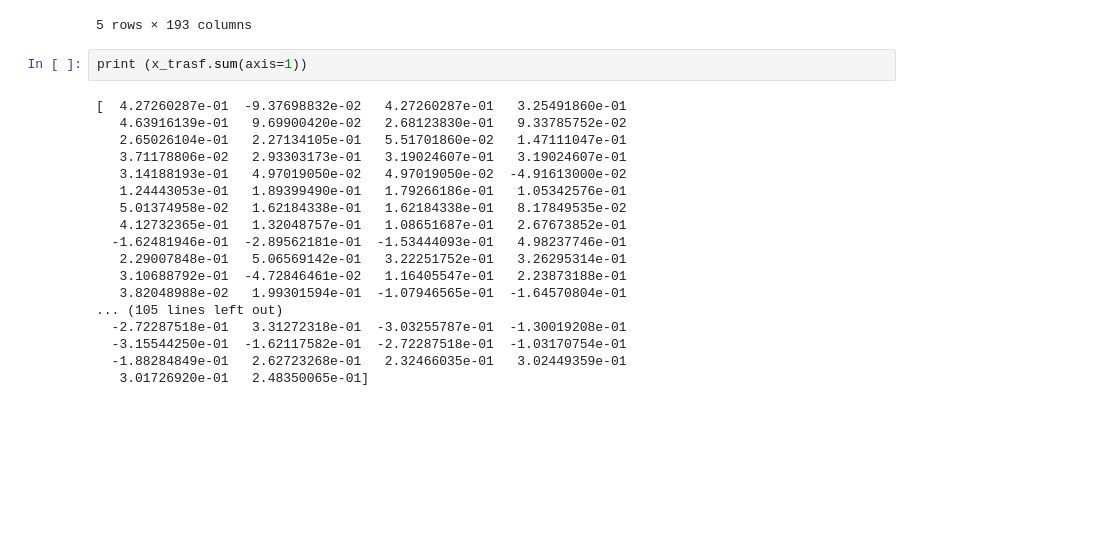
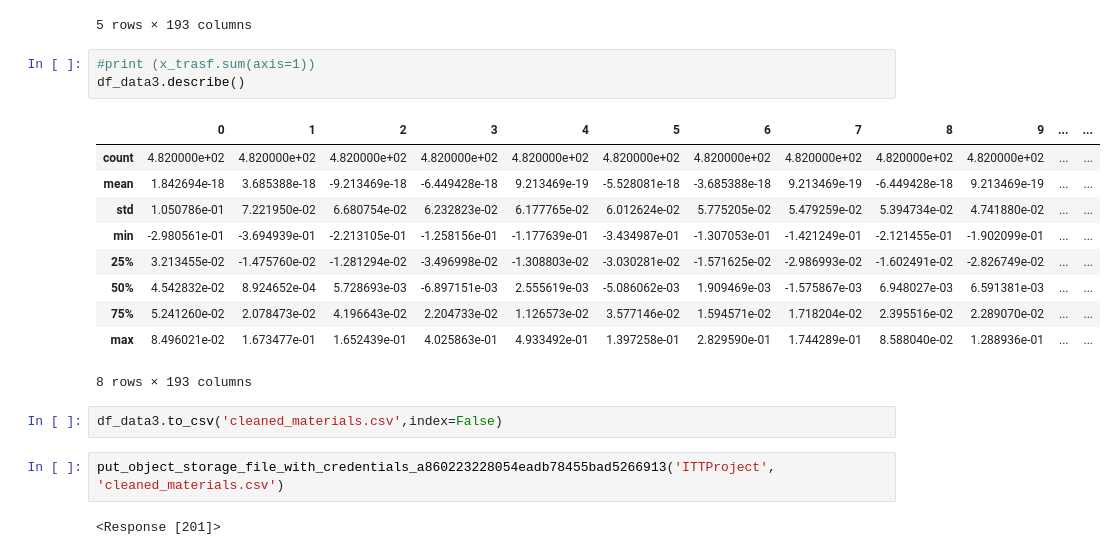
Before and after one commit to Piccettino/VarGroup-hackaton-may2017, a Jupyter notebook: Exploration_materiali.ipynb, the cells around one changed output. Cells and saved outputs as stored; diff of their text form; blank space fills up the shorter version.

```diff
--- a/Exploration_materiali.ipynb
+++ b/Exploration_materiali.ipynb
@@ -157,22 +154,22 @@ df_data3.head()
 | 9313 | 0.042074 | -0.005888 | 0.026843 | -0.001879 | 0.013626 | -0.022069 | 0.063027 | -0.023009 | 0.004487 | -0.012187 | ... | ... |
 5 rows × 193 columns
 # %%
-print (x_trasf.sum(axis=1))
+#print (x_trasf.sum(axis=1))
+df_data3.describe()
 # %% [output]
+|  | 0 | 1 | 2 | 3 | 4 | 5 | 6 | 7 | 8 | 9 | ... | ... |
+| count | 4.820000e+02 | 4.820000e+02 | 4.820000e+02 | 4.820000e+02 | 4.820000e+02 | 4.820000e+02 | 4.820000e+02 | 4.820000e+02 | 4.820000e+02 | 4.820000e+02 | ... | ... |
+| mean | 1.842694e-18 | 3.685388e-18 | -9.213469e-18 | -6.449428e-18 | 9.213469e-19 | -5.528081e-18 | -3.685388e-18 | 9.213469e-19 | -6.449428e-18 | 9.213469e-19 | ... | ... |
+| std | 1.050786e-01 | 7.221950e-02 | 6.680754e-02 | 6.232823e-02 | 6.177765e-02 | 6.012624e-02 | 5.775205e-02 | 5.479259e-02 | 5.394734e-02 | 4.741880e-02 | ... | ... |
+| min | -2.980561e-01 | -3.694939e-01 | -2.213105e-01 | -1.258156e-01 | -1.177639e-01 | -3.434987e-01 | -1.307053e-01 | -1.421249e-01 | -2.121455e-01 | -1.902099e-01 | ... | ... |
+| 25% | 3.213455e-02 | -1.475760e-02 | -1.281294e-02 | -3.496998e-02 | -1.308803e-02 | -3.030281e-02 | -1.571625e-02 | -2.986993e-02 | -1.602491e-02 | -2.826749e-02 | ... | ... |
+| 50% | 4.542832e-02 | 8.924652e-04 | 5.728693e-03 | -6.897151e-03 | 2.555619e-03 | -5.086062e-03 | 1.909469e-03 | -1.575867e-03 | 6.948027e-03 | 6.591381e-03 | ... | ... |
+| 75% | 5.241260e-02 | 2.078473e-02 | 4.196643e-02 | 2.204733e-02 | 1.126573e-02 | 3.577146e-02 | 1.594571e-02 | 1.718204e-02 | 2.395516e-02 | 2.289070e-02 | ... | ... |
+| max | 8.496021e-02 | 1.673477e-01 | 1.652439e-01 | 4.025863e-01 | 4.933492e-01 | 1.397258e-01 | 2.829590e-01 | 1.744289e-01 | 8.588040e-02 | 1.288936e-01 | ... | ... |
-[  4.27260287e-01  -9.37698832e-02   4.27260287e-01   3.25491860e-01
-   4.63916139e-01   9.69900420e-02   2.68123830e-01   9.33785752e-02
-   2.65026104e-01   2.27134105e-01   5.51701860e-02   1.47111047e-01
-   3.71178806e-02   2.93303173e-01   3.19024607e-01   3.19024607e-01
-   3.14188193e-01   4.97019050e-02   4.97019050e-02  -4.91613000e-02
-   1.24443053e-01   1.89399490e-01   1.79266186e-01   1.05342576e-01
-   5.01374958e-02   1.62184338e-01   1.62184338e-01   8.17849535e-02
-   4.12732365e-01   1.32048757e-01   1.08651687e-01   2.67673852e-01
-  -1.62481946e-01  -2.89562181e-01  -1.53444093e-01   4.98237746e-01
-   2.29007848e-01   5.06569142e-01   3.22251752e-01   3.26295314e-01
-   3.10688792e-01  -4.72846461e-02   1.16405547e-01   2.23873188e-01
-   3.82048988e-02   1.99301594e-01  -1.07946565e-01  -1.64570804e-01
-... (105 lines left out)
-  -2.72287518e-01   3.31272318e-01  -3.03255787e-01  -1.30019208e-01
-  -3.15544250e-01  -1.62117582e-01  -2.72287518e-01  -1.03170754e-01
-  -1.88284849e-01   2.62723268e-01   2.32466035e-01   3.02449359e-01
-   3.01726920e-01   2.48350065e-01]
+8 rows × 193 columns
+# %%
+df_data3.to_csv('cleaned_materials.csv',index=False)
+# %%
+put_object_storage_file_with_credentials_a860223228054eadb78455bad5266913('ITTProject', 'cleaned_materials.csv')
+# %% [output]
+<Response [201]>
```
Also changed, not shown: parts of 7 cells of this notebook.
